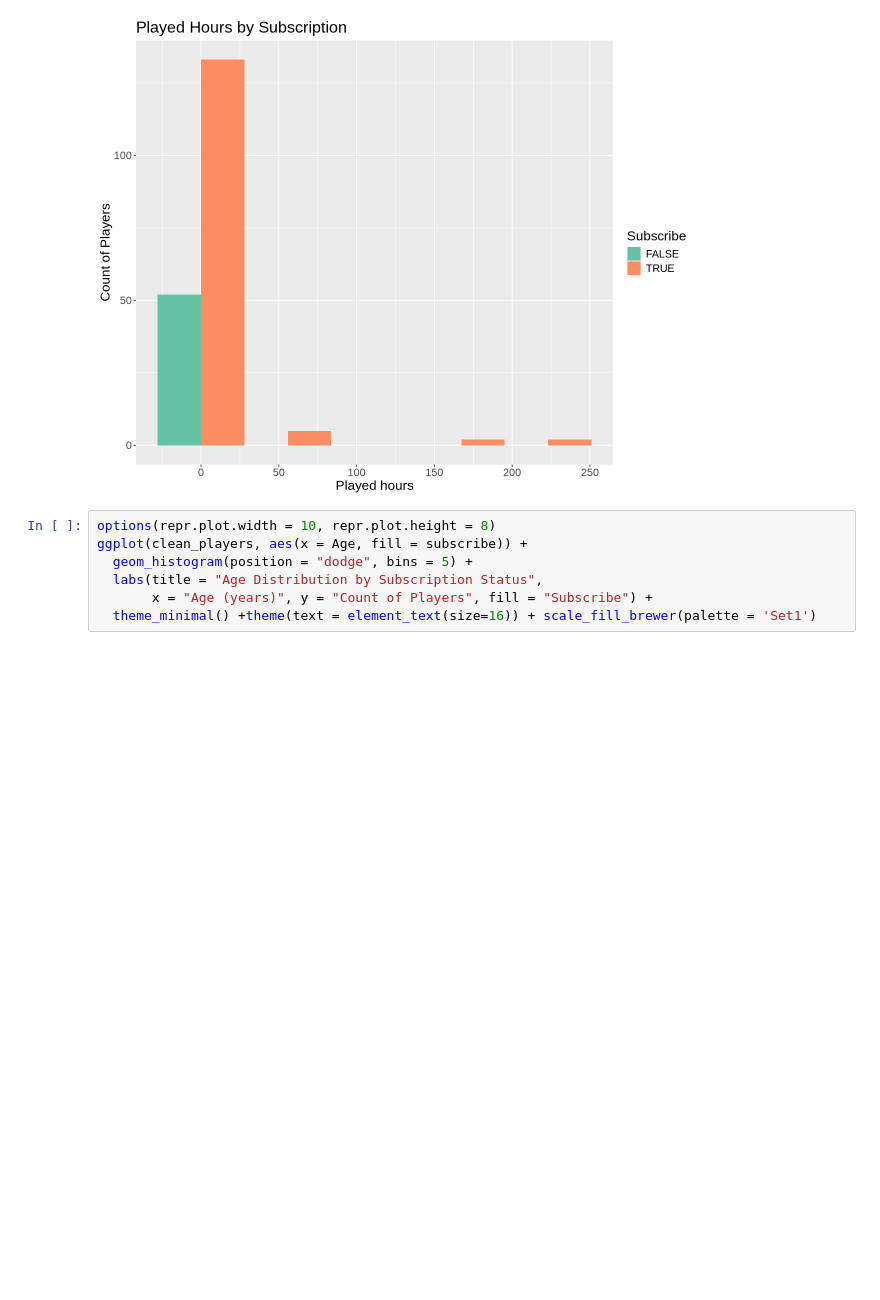
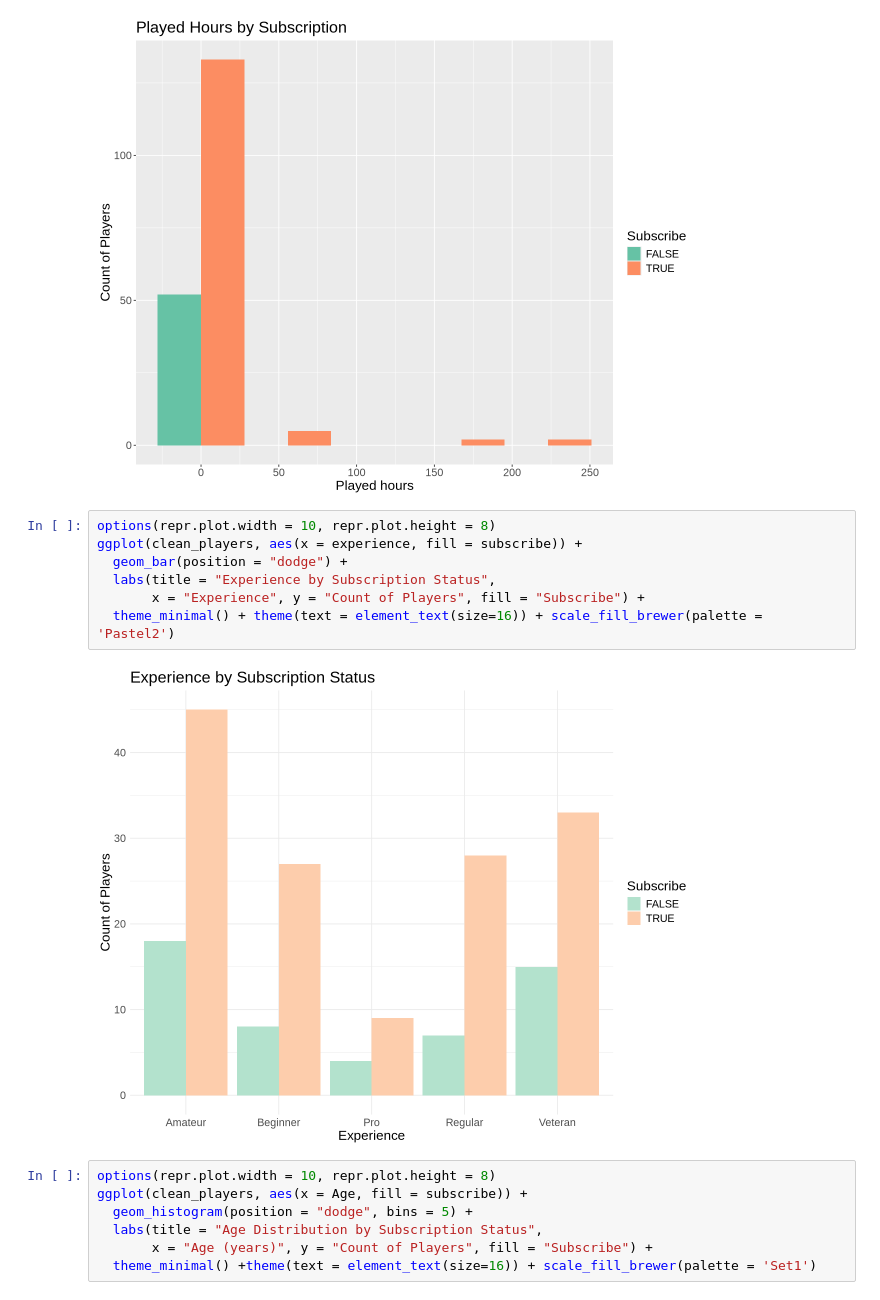
Before and after one commit to SusieFeng316/minecraft_project, a Jupyter notebook: Group.ipynb, the cells around one changed output. Drawn from its saved outputs; the diff is of its cells as text; blank space fills up the shorter version.

```diff
--- a/Group.ipynb
+++ b/Group.ipynb
@@ -122,6 +74,15 @@ labs(title = "Played Hours by Subscription",
 theme(text = element_text(size=16)) + scale_fill_brewer(palette = 'Set2')
 # %% [output]
 [figure]
+# %%
+options(repr.plot.width = 10, repr.plot.height = 8)
+ggplot(clean_players, aes(x = experience, fill = subscribe)) +
+  geom_bar(position = "dodge") +
+  labs(title = "Experience by Subscription Status",
+       x = "Experience", y = "Count of Players", fill = "Subscribe") +
+  theme_minimal() + theme(text = element_text(size=16)) + scale_fill_brewer(palette = 'Pastel2')
+# %% [output]
+[figure, added]
 # %%
 options(repr.plot.width = 10, repr.plot.height = 8)
 ggplot(clean_players, aes(x = Age, fill = subscribe)) +
```
Also changed, not shown: parts of 64 cells of this notebook.
